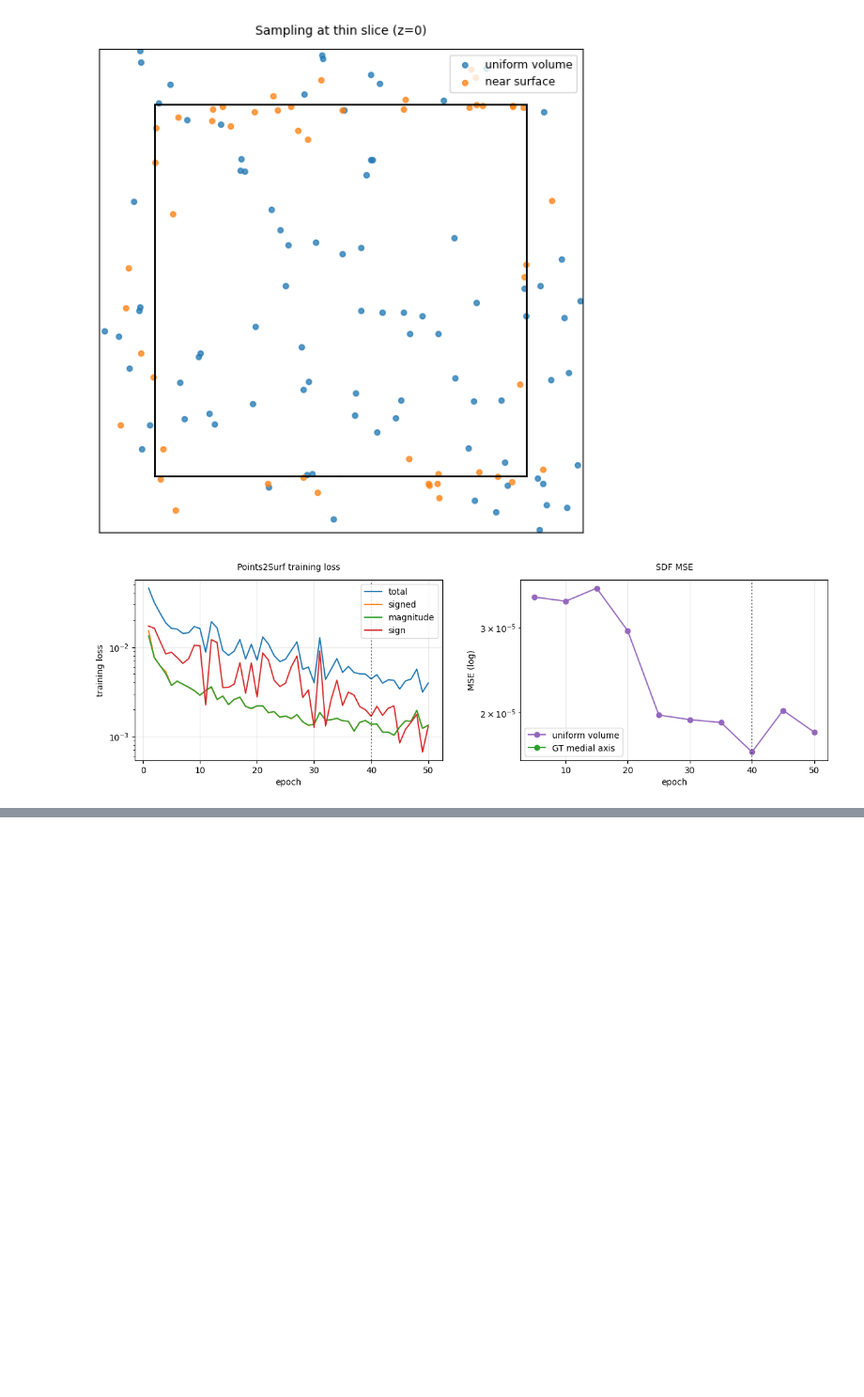
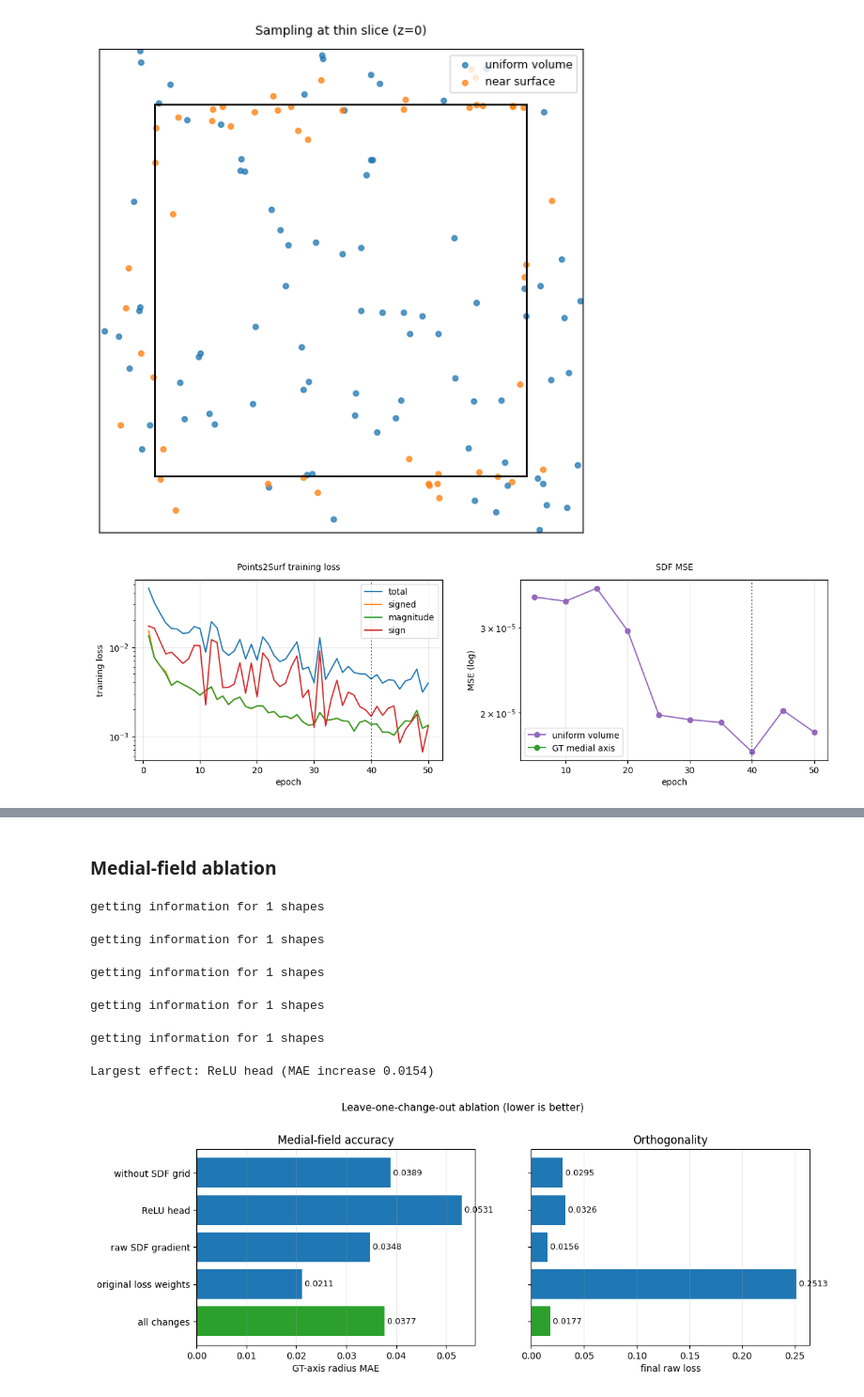
Before and after one commit to martinsinnona/points2surf, a Jupyter notebook: minimal_points2surf/points2surf_minimal.ipynb, the cells around one changed output, grey strips where cells are left out. Shown at 94% size. Saved outputs shown, nothing was run; the diff lists cells and outputs as text; code cells hidden in the pictures; blank space fills up the shorter version.

```diff
--- a/minimal_points2surf/points2surf_minimal.ipynb
+++ b/minimal_points2surf/points2surf_minimal.ipynb
@@ -169,0 +179,55 @@ plt.show()
+# %% [markdown]
+### Medial-field ablation
+# %%
+original_medial_weights = {
+    'maximality': 100, 'inscription': 500, 'orthogonality': 0.03}
+ablation_configs = [
+    ('without SDF grid', False, True, True, MEDIAL_WEIGHTS),
+    ('ReLU head', True, False, True, MEDIAL_WEIGHTS),
+    ('raw SDF gradient', True, True, False, MEDIAL_WEIGHTS),
+    ('original loss weights', True, True, True, original_medial_weights),
+    ('all changes', True, True, True, MEDIAL_WEIGHTS),
+]
+
+medial_ablation_histories = {}
+medial_ablation_results = []
+for name, use_grid, smooth, normalize_gradient, weights in ablation_configs:
+    pipeline.seed_everything(SEED)
+    _, _, ablation_loader = pipeline.make_training_loader(
+        DATASET_DIR, PATCHES_PER_EPOCH, BATCH_SIZE, 0, SEED,
+        LOCAL_SAMPLE_SIZE, GLOBAL_SAMPLE_SIZE, True, False)
+    pipeline.add_query_medial_head(model, smooth=smooth)
+    ablation_optimizer = pipeline.make_medial_optimizer(model, MEDIAL_LR)
+    history = pipeline.train_medial_model(
+        model, ablation_optimizer, ablation_loader,
+        medial_sdf_grid if use_grid else None, device, MEDIAL_EPOCHS, weights,
+        normalize_gradient, points, evaluation.prediction_tree,
+        LOCAL_SAMPLE_SIZE, description=name)
+    metrics = pipeline.evaluate_box_medial_head(
+        model, mesh.bounds, device, seed=SEED)
+    medial_ablation_histories[name] = history
+    medial_ablation_results.append({
+        'name': name,
+        'medial_mae': metrics['gt_axis_residual_mae'],
+        'orthogonality': history['orthogonality'][-1],
+    })
+
+full_mae = medial_ablation_results[-1]['medial_mae']
+for result in medial_ablation_results[:-1]:
+    result['mae_increase'] = result['medial_mae'] - full_mae
+most_significant = max(
+    medial_ablation_results[:-1], key=lambda result: result['mae_increase'])
+print(f"Largest effect: {most_significant['name']} "
+      f"(MAE increase {most_significant['mae_increase']:.4f})")
+
+medial_history = medial_ablation_histories['all changes']
+visualization.plot_medial_ablation(medial_ablation_results)
+plt.show()
+# %% [output]
+getting information for 1 shapes
+getting information for 1 shapes
+getting information for 1 shapes
+getting information for 1 shapes
+getting information for 1 shapes
+Largest effect: ReLU head (MAE increase 0.0154)
+[figure, added]
```
Also changed, not shown: parts of 4 cells of this notebook, 2 other files.
